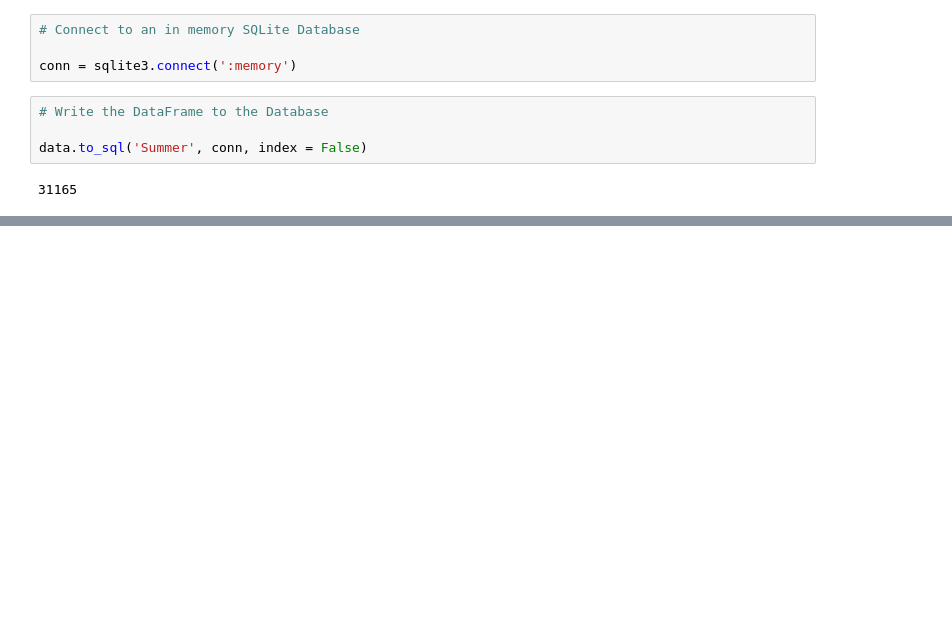
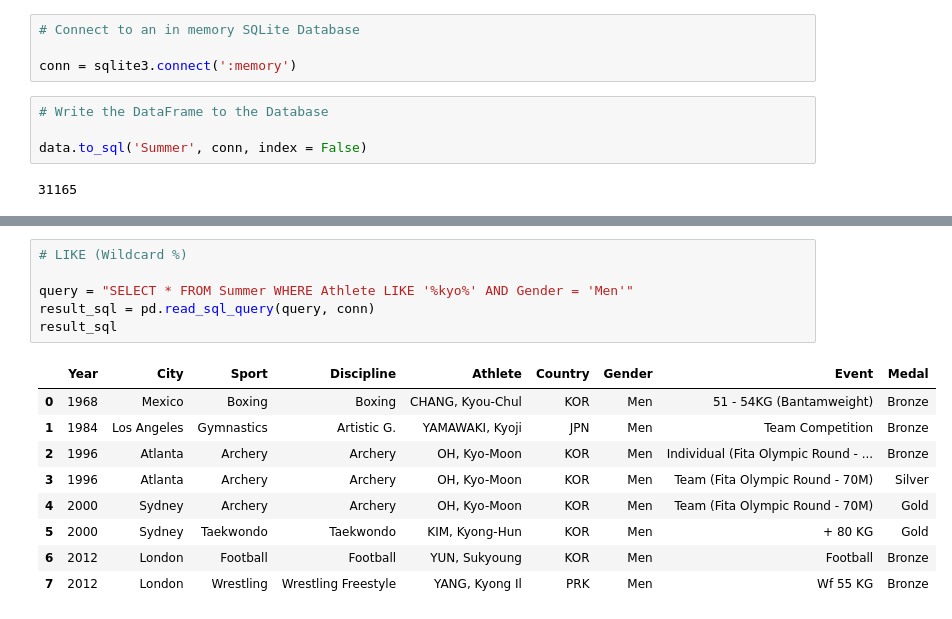
Before and after one commit to renatomaaliw3/public_files, a Jupyter notebook: CPE Electives (1 - 3)/04. Live Lectures Notebook/18.1 SQL in Python/SQL in Python.ipynb, the cells around one changed output, grey strips where cells are left out. Drawn from its saved outputs; the diff is of its cells as text; blank space fills up the shorter version.

```diff
--- a/CPE Electives (1 - 3)/04. Live Lectures Notebook/18.1 SQL in Python/SQL in Python.ipynb
+++ b/CPE Electives (1 - 3)/04. Live Lectures Notebook/18.1 SQL in Python/SQL in Python.ipynb
@@ -65,0 +154,16 @@ dtype: int64
+# %%
+# LIKE (Wildcard %)
+
+query = "SELECT * FROM Summer WHERE Athlete LIKE '%kyo%' AND Gender = 'Men'"
+result_sql = pd.read_sql_query(query, conn)
+result_sql
+# %% [output]
+|  | Year | City | Sport | Discipline | Athlete | Country | Gender | Event | Medal |
+| 0 | 1968 | Mexico | Boxing | Boxing | CHANG, Kyou-Chul | KOR | Men | 51 - 54KG (Bantamweight) | Bronze |
+| 1 | 1984 | Los Angeles | Gymnastics | Artistic G. | YAMAWAKI, Kyoji | JPN | Men | Team Competition | Bronze |
+| 2 | 1996 | Atlanta | Archery | Archery | OH, Kyo-Moon | KOR | Men | Individual (Fita Olympic Round - ... | Bronze |
+| 3 | 1996 | Atlanta | Archery | Archery | OH, Kyo-Moon | KOR | Men | Team (Fita Olympic Round - 70M) | Silver |
+| 4 | 2000 | Sydney | Archery | Archery | OH, Kyo-Moon | KOR | Men | Team (Fita Olympic Round - 70M) | Gold |
+| 5 | 2000 | Sydney | Taekwondo | Taekwondo | KIM, Kyong-Hun | KOR | Men | + 80 KG | Gold |
+| 6 | 2012 | London | Football | Football | YUN, Sukyoung | KOR | Men | Football | Bronze |
+| 7 | 2012 | London | Wrestling | Wrestling Freestyle | YANG, Kyong Il | PRK | Men | Wf 55 KG | Bronze |
```
Also changed, not shown: parts of 14 cells of this notebook, 1 other file.
